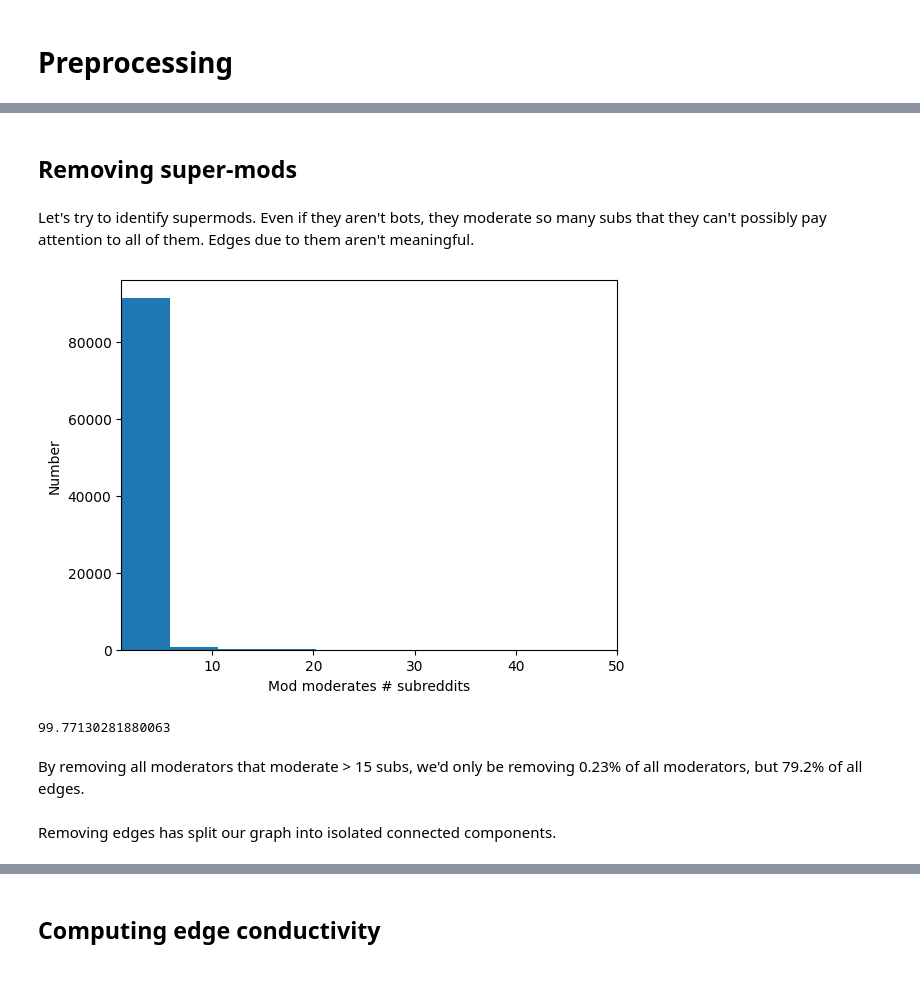
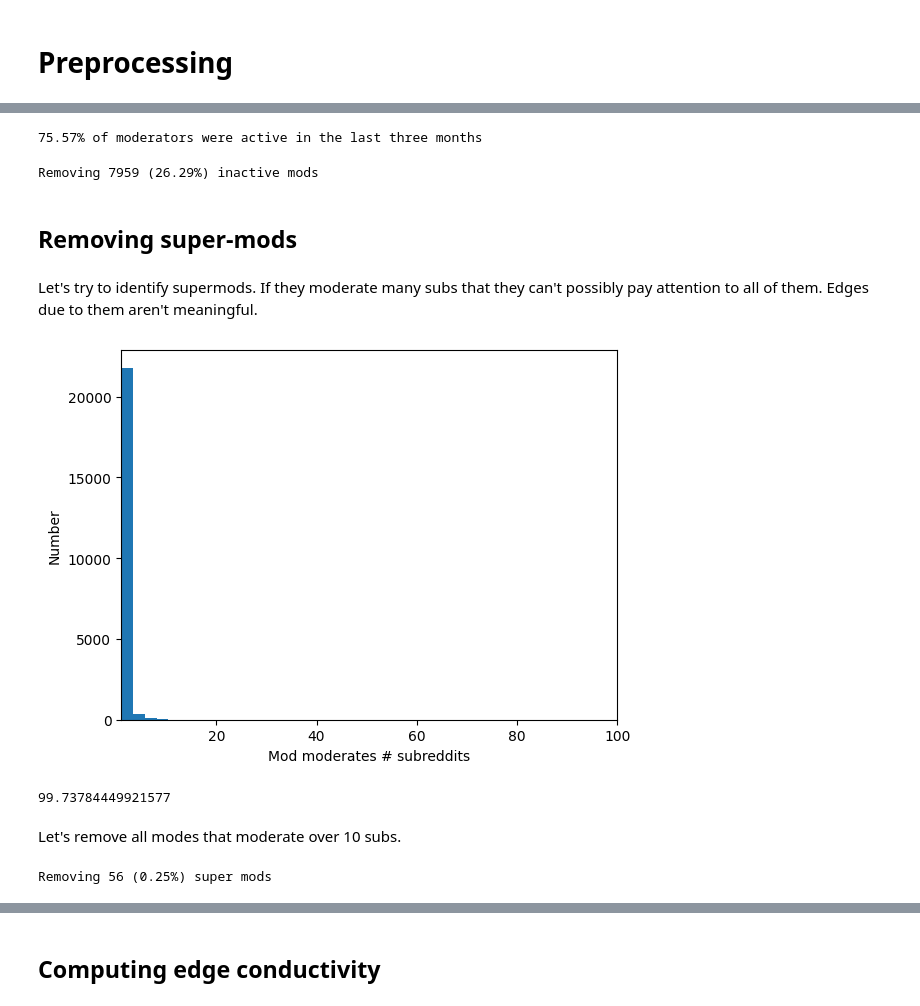
Before and after one commit to almayor/reddit-mods-dataset, a Jupyter notebook: example/example.ipynb, the cells around one changed output, grey strips where cells are left out. Cells and saved outputs as stored; diff of their text form; code cells hidden in the pictures; blank space fills up the shorter version.

```diff
--- a/example/example.ipynb
+++ b/example/example.ipynb
@@ -15,0 +24,5 @@ g = nx.read_gexf('../graph.gexf')
+# %%
+suspended_mods = []
+for n, d in g.nodes(data=True):
+    if d["bipartite"] == 0 and d['is_suspended'] == True:
+        suspended_mods.append(n)
@@ -15,0 +66,24 @@ g = nx.read_gexf('../graph.gexf')
+# %%
+cutoff = datetime.now() - relativedelta(months=3)
+percentile = sum(activ_ts > cutoff) / len(activ_ts)
+print(f"{percentile * 100:.2f}% of moderators were active in the last three months")
+# %% [output]
+75.57% of moderators were active in the last three months
+# %%
+inactive_mods = []
+for n, d in g.nodes(data=True):
+    if d["bipartite"] == 1:
+        continue
+    if pd.isnull(d['last_active']):
+        inactive_mods.append(n)
+        continue
+    last_ts = datetime.fromtimestamp(d['last_active'])
+    if last_ts < cutoff:
+        inactive_mods.append(n)
+# %%
+n_inactive = len(inactive_mods)
+n_mods = len([n for n, d in g.nodes(data=True) if d['bipartite'] == 0])
+pct_inactive = n_inactive / n_mods * 100
+print(f"Removing {n_inactive} ({pct_inactive:.2f}%) inactive mods")
+# %% [output]
+Removing 7959 (26.29%) inactive mods
@@ -16,4 +92,4 @@ g = nx.read_gexf('../graph.gexf')
 # %% [markdown]
 ## Removing super-mods
 # %% [markdown]
-Let's try to identify supermods. Even if they aren't bots, they moderate so many subs that they can't possibly pay attention to all of them. Edges due to them aren't meaningful.
+Let's try to identify supermods. If they moderate many subs that they can't possibly pay attention to all of them. Edges due to them aren't meaningful.
@@ -22,20 +98,24 @@ mod_nodes = {n for n, d in g.nodes(data=True) if d["bipartite"] == 0}
 # %%
 n_moderated = [len(g.edges(n)) for n in mod_nodes]
 # %%
-plt.hist(n_moderated, bins=50)
-plt.xlim([1, 50])
+plt.hist(n_moderated, bins=1000)
+plt.xlim([1, 100])
 plt.xlabel("Mod moderates # subreddits")
 plt.ylabel("Number");
 # %% [output]
-[figure, old version]
+[figure, new version]
 # %%
-stats.percentileofscore(n_moderated, 15)
+stats.percentileofscore(n_moderated, 10)
 # %% [output]
-99.77130281880063
+99.73784449921577
-# %% [markdown]
-By removing all moderators that moderate > 15 subs, we'd only be removing 0.23% of all moderators, but 79.2% of all edges.
+# %% [markdown]
+Let's remove all modes that moderate over 10 subs.
 # %%
-mods_to_remove = {n for n in mod_nodes if len(g.edges(n)) > 15}
-g.remove_nodes_from(mods_to_remove)
+cutoff = 10
+super_mods = {n for n in mod_nodes if len(g.edges(n)) > cutoff}
+n_super = len(super_mods)
+n_mods = len([n for n, d in g.nodes(data=True) if d['bipartite'] == 0])
+pct_super = n_super / n_mods * 100
+print(f"Removing {n_super} ({pct_super:.2f}%) super mods")
+# %% [output]
+Removing 56 (0.25%) super mods
-# %% [markdown]
-Removing edges has split our graph into isolated connected components.
```
Also changed, not shown: parts of 23 cells of this notebook, 4 other files.
